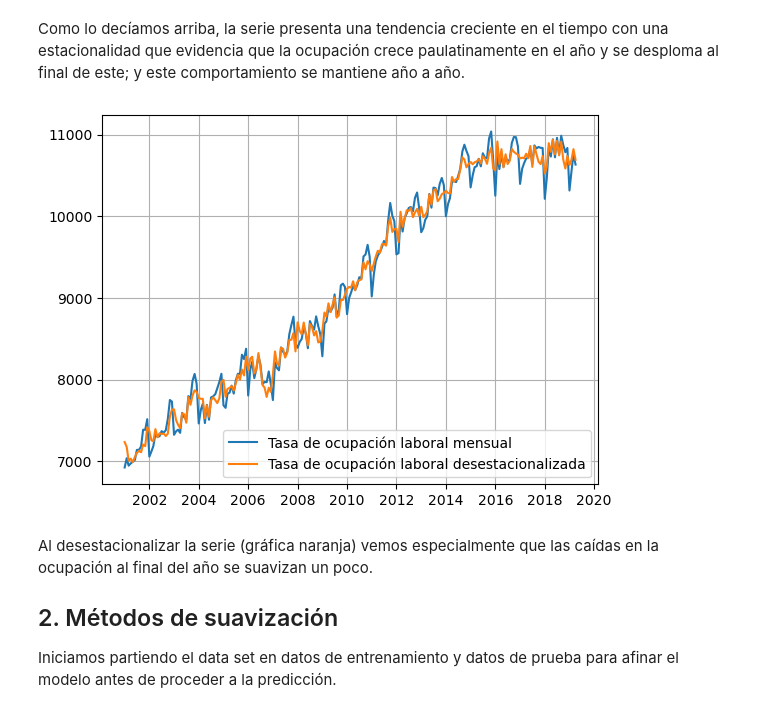
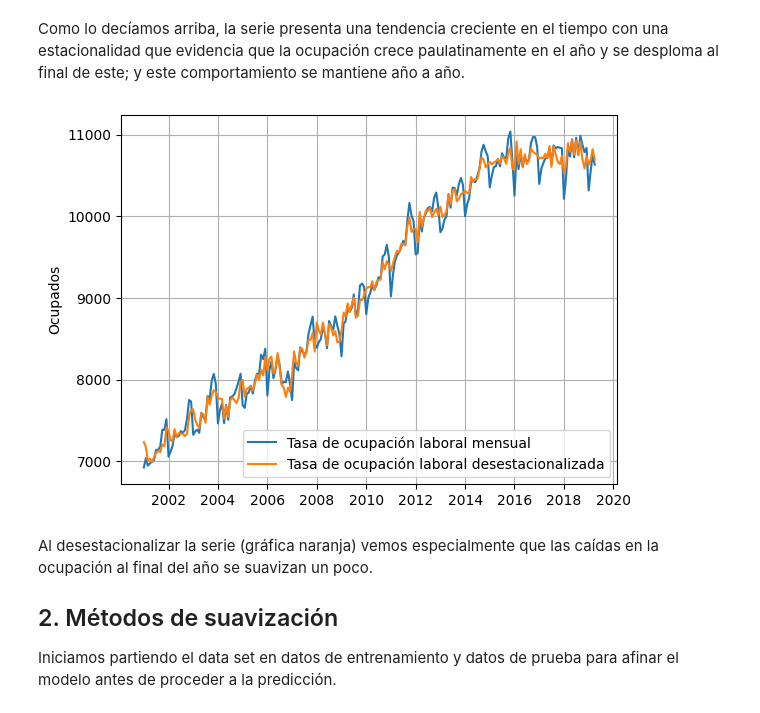
Before and after one commit to guzmanjs/MCD, a Jupyter notebook: Semestre 2/Fundamentos Analitica II/Ejercicios en clase/taller1_fundamentos_de_analitica2.ipynb, the cells around one changed output. Saved outputs shown, nothing was run; the diff lists cells and outputs as text; code cells hidden in the pictures.

```diff
--- a/Semestre 2/Fundamentos Analitica II/Ejercicios en clase/taller1_fundamentos_de_analitica2.ipynb
+++ b/Semestre 2/Fundamentos Analitica II/Ejercicios en clase/taller1_fundamentos_de_analitica2.ipynb
@@ -69,13 +69,14 @@ Como lo decíamos arriba, la serie presenta una tendencia creciente en el tiempo
 # %%
 td_desestacionalizada = data["Ocupados"]-td_componentes.seasonal
 
 plt.plot(data[["Ocupados"]],label="Tasa de ocupación laboral mensual")
 plt.plot(td_desestacionalizada,label="Tasa de ocupación laboral desestacionalizada")
+plt.ylabel("Ocupados")
 plt.legend()
 plt.grid()
 plt.show()
 # %% [output]
-[figure, old version]
+[figure, new version]
 # %% [markdown]
 Al desestacionalizar la serie (gráfica naranja) vemos especialmente que las caídas en la ocupación al final del año se suavizan un poco.
 
```
Also changed, not shown: parts of 37 cells of this notebook.
